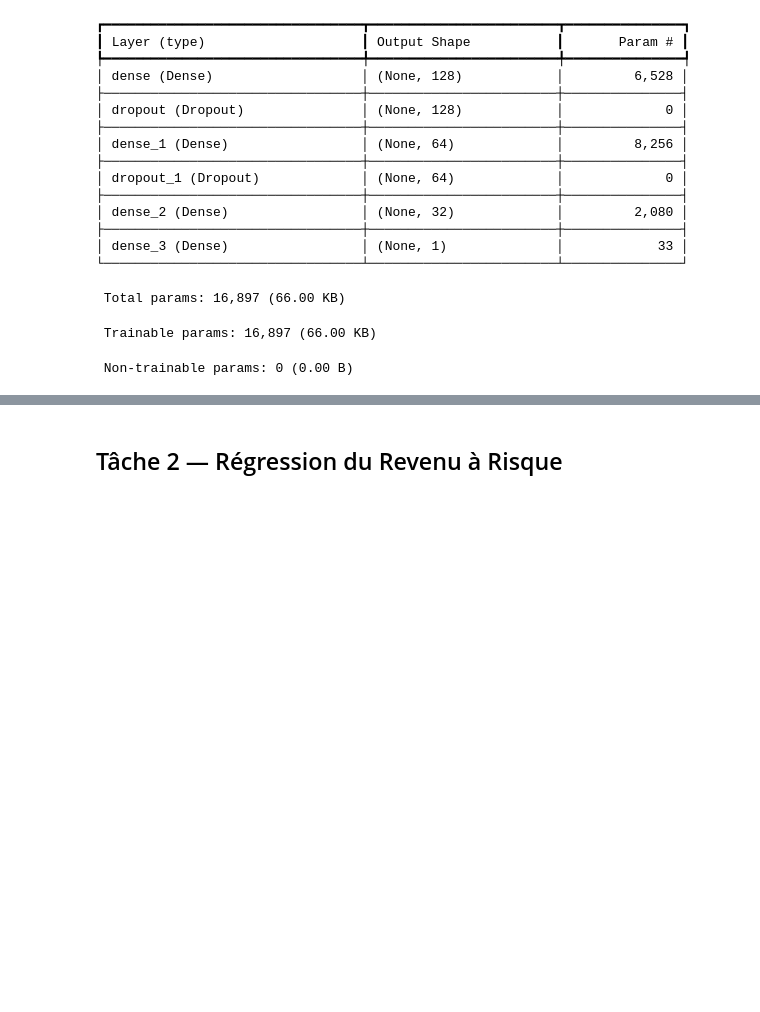
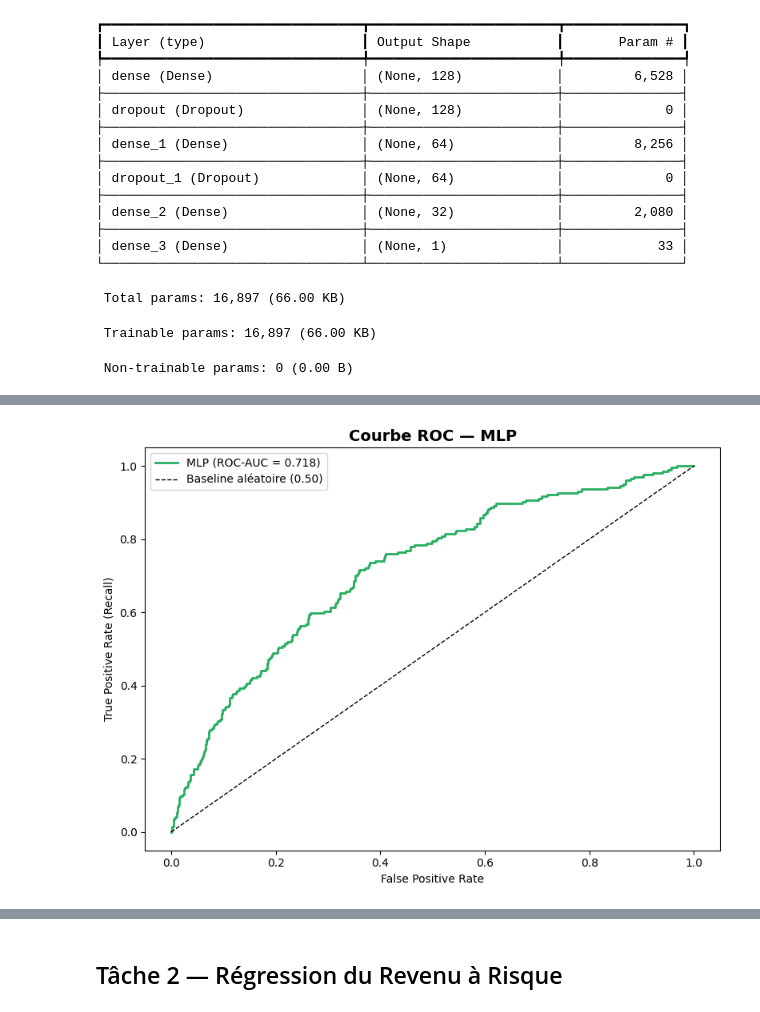
Before and after one commit to ErvinGoby23/projet-data-science, a Jupyter notebook: notebooks/model_mlp.ipynb, the cells around one changed output, grey strips where cells are left out. Saved outputs shown, nothing was run; the diff lists cells and outputs as text; code cells hidden in the pictures; blank space fills up the shorter version.

```diff
--- a/notebooks/model_mlp.ipynb
+++ b/notebooks/model_mlp.ipynb
@@ -561,0 +511,20 @@ Comparaison avec le score test set (seuil optimisé) :
+# %%
+from sklearn.metrics import roc_curve, roc_auc_score
+
+fpr, tpr, _ = roc_curve(y_test_clf, y_proba_clf)
+roc_auc = roc_auc_score(y_test_clf, y_proba_clf)
+
+plt.figure(figsize=(8, 6))
+plt.plot(fpr, tpr, color='#27ae60', linewidth=2,
+         label=f'MLP (ROC-AUC = {roc_auc:.3f})')
+plt.plot([0, 1], [0, 1], color='k', linestyle='--', linewidth=1,
+         label='Baseline aléatoire (0.50)')
+plt.xlabel('False Positive Rate')
+plt.ylabel('True Positive Rate (Recall)')
+plt.title('Courbe ROC — MLP', fontsize=14, fontweight='bold')
+plt.legend()
+plt.tight_layout()
+plt.savefig('../results/mlp_roc_curve.png', dpi=150)
+plt.show()
+# %% [output]
+[figure, added]
```
Also changed, not shown: parts of 24 cells of this notebook, 11 other files.
